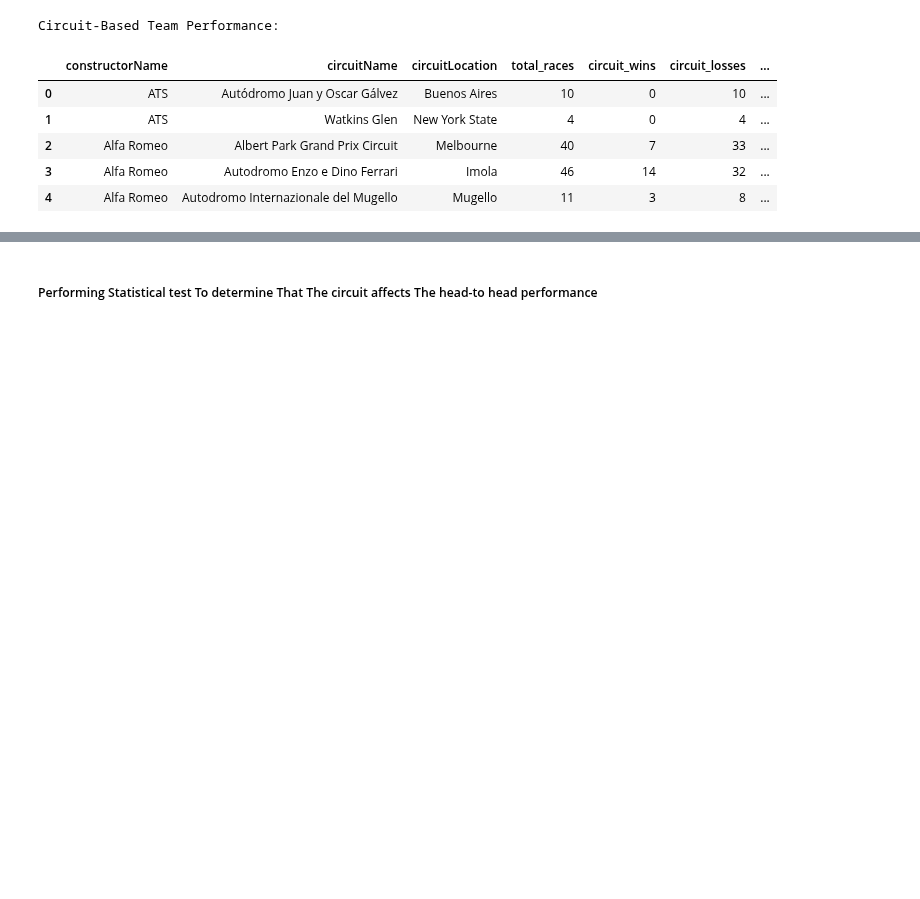
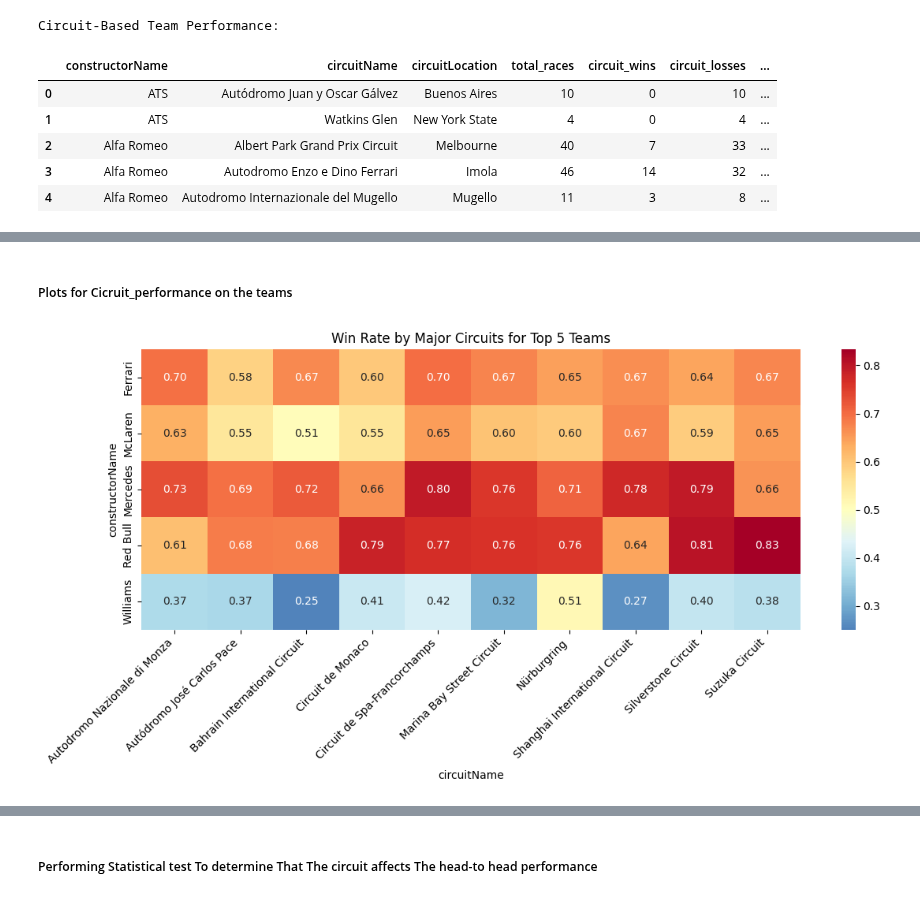
Before and after one commit to yesh-045/Data_Premier_League, a Jupyter notebook: src/models/team_performance_comparsion/model.ipynb, the cells around one changed output, grey strips where cells are left out. Saved outputs shown, nothing was run; the diff lists cells and outputs as text; code cells hidden in the pictures; blank space fills up the shorter version.

```diff
--- a/src/models/team_performance_comparsion/model.ipynb
+++ b/src/models/team_performance_comparsion/model.ipynb
@@ -148,0 +199,43 @@ plt.show()
+# %% [markdown]
+##### Plots for Cicruit_performance on the teams
+# %%
+def plot_win_rate_heatmap(circuit_performance):
+    """
+    Create heatmap of win rates for top teams across major circuits
+    """
+    # Get top circuits by total races
+    top_circuits = circuit_performance.groupby('circuitName')['total_races'].sum().nlargest(10).index
+
+    # Get top teams by total races
+    top_teams = circuit_performance.groupby('constructorName')['total_races'].sum().nlargest(5).index
+
+    # Filter data for top teams and circuits
+    filtered_data = circuit_performance[
+        (circuit_performance['constructorName'].isin(top_teams)) &
+        (circuit_performance['circuitName'].isin(top_circuits))
+    ]
+
+    # Create pivot table
+    pivot_data = pd.pivot_table(
+        filtered_data,
+        values='circuit_win_rate',
+        index='constructorName',
+        columns='circuitName',
+        aggfunc='mean'
+    )
+
+    # Plot heatmap
+    plt.figure(figsize=(12, 6))
+    sns.heatmap(pivot_data,
+                cmap='RdYlBu_r',
+                center=0.5,
+                annot=True,
+                fmt='.2f')
+    plt.title('Win Rate by Major Circuits for Top 5 Teams')
+    plt.xticks(rotation=45, ha='right')
+    plt.tight_layout()
+    plt.show()
+
+plot_win_rate_heatmap(circuit_performance)
+# %% [output]
+[figure, added]
```
Also changed, not shown: parts of 8 cells of this notebook, 2 other files.
